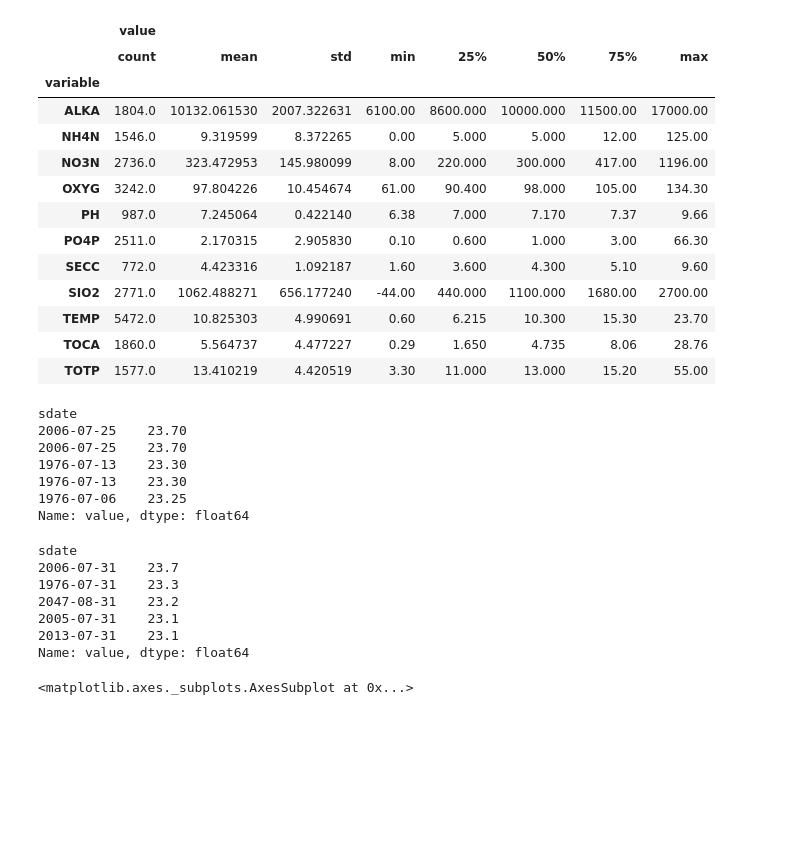
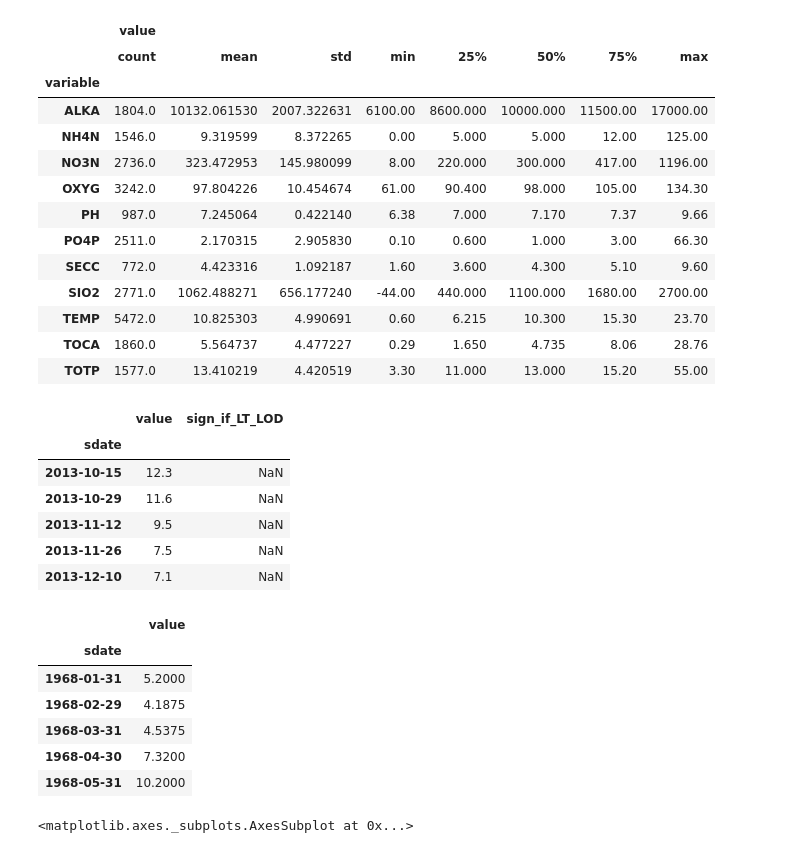
Before and after one commit to maaleske/data-mining-2018, a Jupyter notebook: 01-Introduction.ipynb, the cells around one changed output. Cells and saved outputs as stored; diff of their text form; code cells hidden in the pictures; blank space fills up the shorter version.

```diff
--- a/01-Introduction.ipynb
+++ b/01-Introduction.ipynb
@@ -81,25 +83,26 @@ data.groupby(['variable']).describe()
 | TOTP | 1577.0 | 13.410219 | 4.420519 | 3.30 | 11.000 | 13.000 | 15.20 | 55.00 |
 # %%
 temps = data[data.variable == 'TEMP']
-temps['value'].nlargest(5)
+temps = temps.drop(columns='variable')
+temps.tail()
 # %% [output]
-sdate
-2006-07-25    23.70
-2006-07-25    23.70
-1976-07-13    23.30
-1976-07-13    23.30
-1976-07-06    23.25
-Name: value, dtype: float64
+|  | value | sign_if_LT_LOD |
+| sdate |  |  |
+| 2013-10-15 | 12.3 | NaN |
+| 2013-10-29 | 11.6 | NaN |
+| 2013-11-12 | 9.5 | NaN |
+| 2013-11-26 | 7.5 | NaN |
+| 2013-12-10 | 7.1 | NaN |
 # %%
-temps.resample('1M').fit
+temps.resample('1M').mean().head()
 # %% [output]
-sdate
-2006-07-31    23.7
-1976-07-31    23.3
-2047-08-31    23.2
-2005-07-31    23.1
-2013-07-31    23.1
-Name: value, dtype: float64
+|  | value |
+| sdate |  |
+| 1968-01-31 | 5.2000 |
+| 1968-02-29 | 4.1875 |
+| 1968-03-31 | 4.5375 |
+| 1968-04-30 | 7.3200 |
+| 1968-05-31 | 10.2000 |
 # %%
 temps.plot()
 # %% [output]
```
Also changed, not shown: parts of 7 cells of this notebook, 2 other files.
